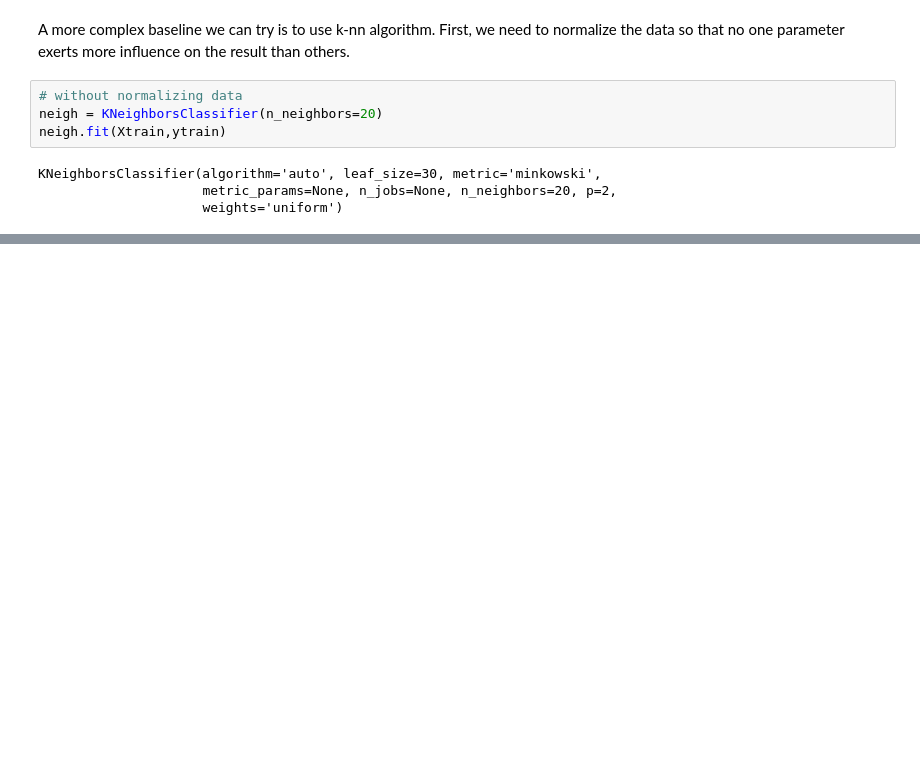
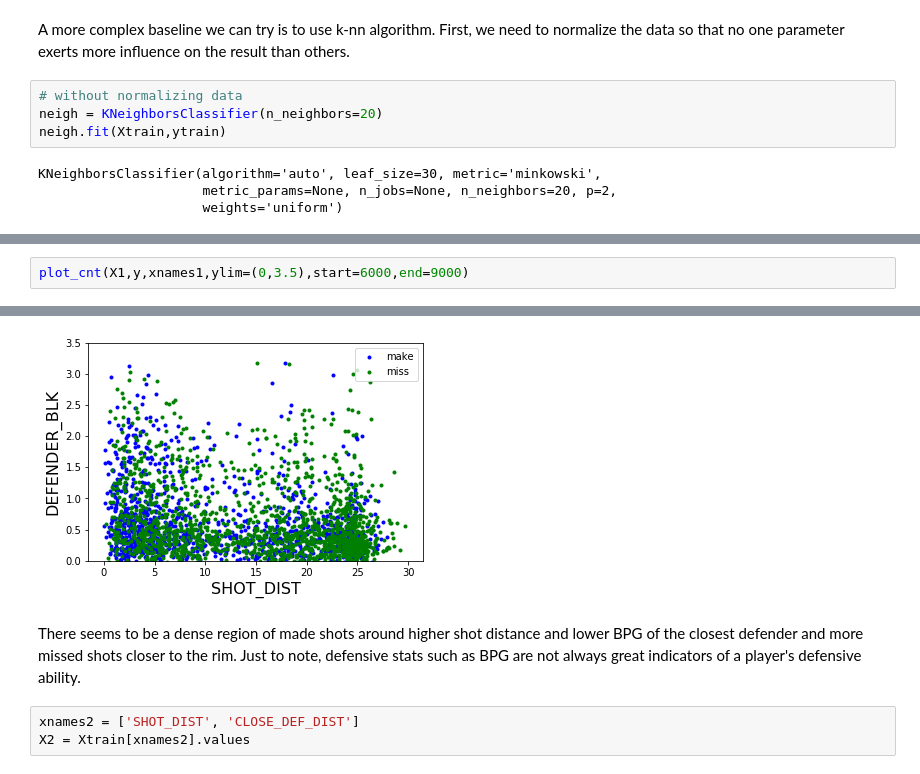
Before and after one commit to Kevinxu99/Shot-Prediction, a Jupyter notebook: shot_prediction.ipynb, the cells around one changed output, grey strips where cells are left out. Saved outputs shown, nothing was run; the diff lists cells and outputs as text; blank space fills up the shorter version.

```diff
--- a/shot_prediction.ipynb
+++ b/shot_prediction.ipynb
@@ -140,0 +228,3 @@ array([[ 1.17997593,  1.34156716,  1.50316474, ..., -0.86539633,
+# %%
+plot_cnt(X1,y,xnames1,ylim=(0,3.5),start=6000,end=9000)
+# %% [output]
@@ -140,0 +232,6 @@ array([[ 1.17997593,  1.34156716,  1.50316474, ..., -0.86539633,
+[figure, added]
+# %% [markdown]
+There seems to be a dense region of made shots around higher shot distance and lower BPG of the closest defender and more missed shots closer to the rim. Just to note, defensive stats such as BPG are not always great indicators of a player's defensive ability.
+# %%
+xnames2 = ['SHOT_DIST', 'CLOSE_DEF_DIST']
+X2 = Xtrain[xnames2].values
```
Also changed, not shown: parts of 45 cells of this notebook.
